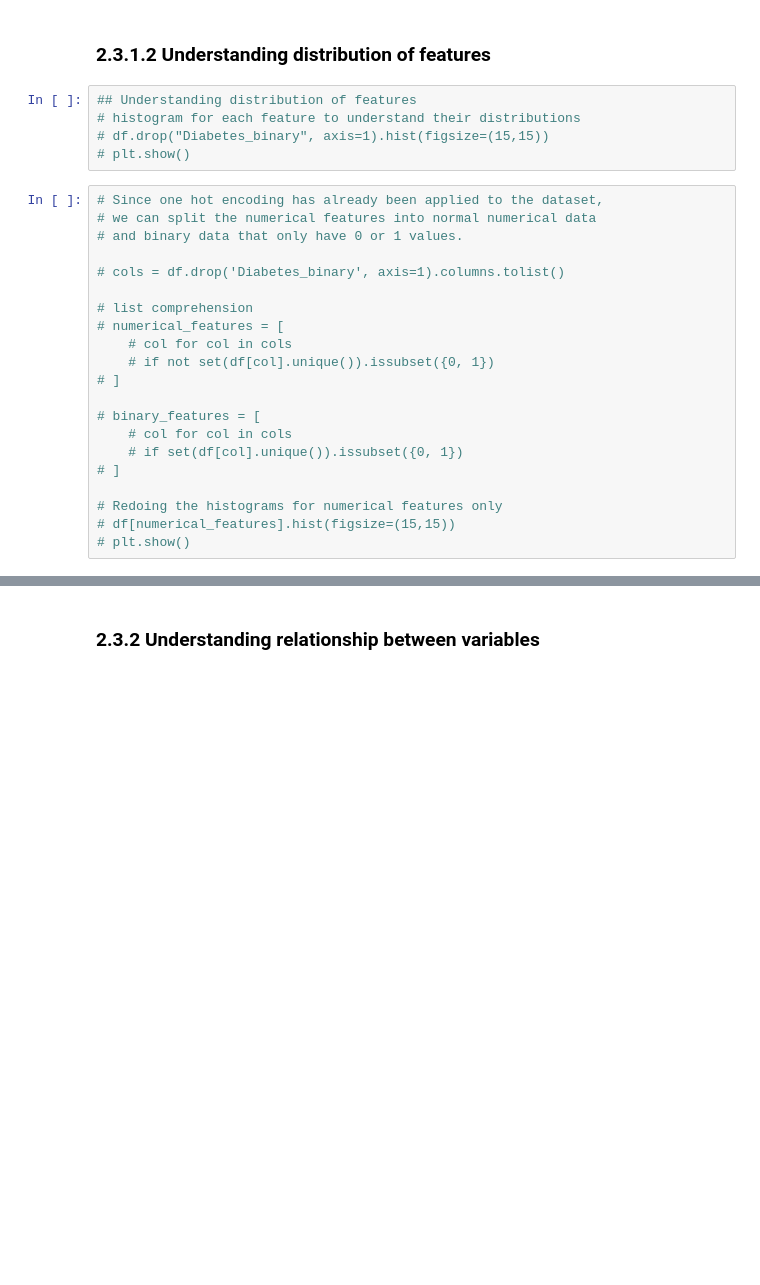
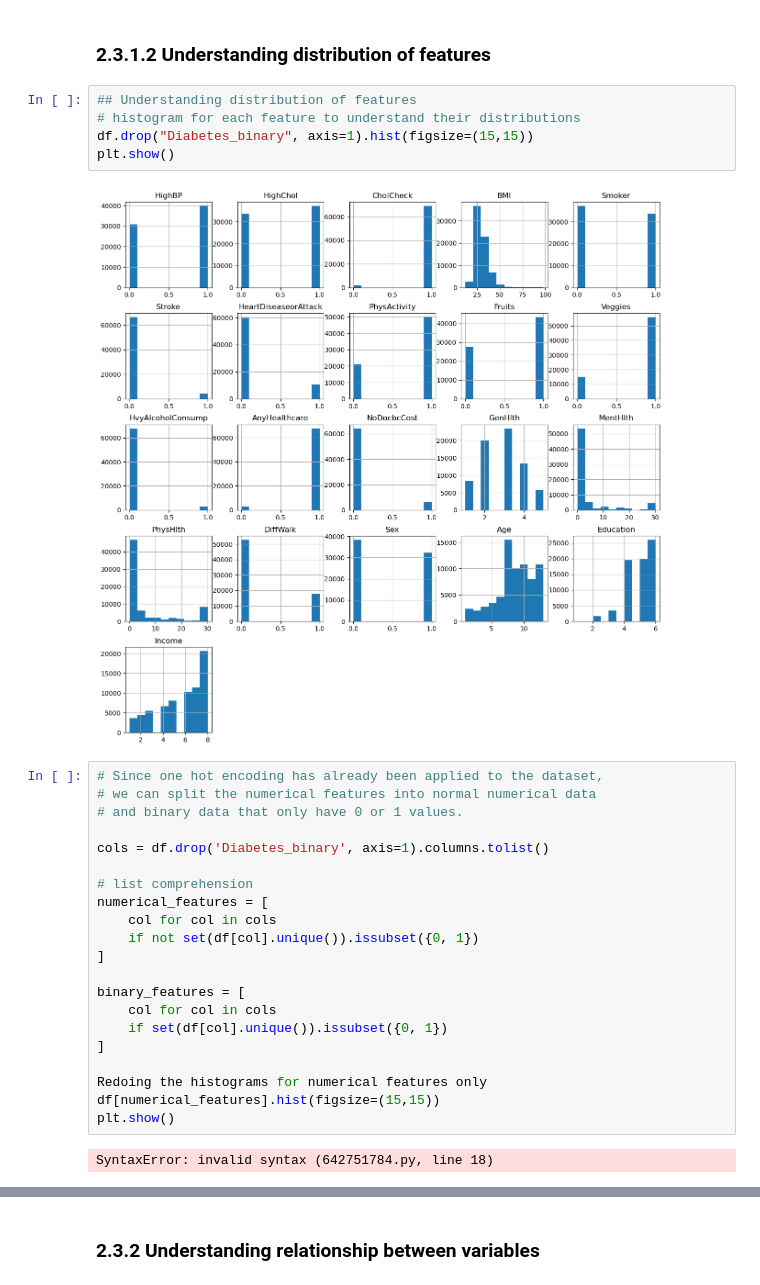
Before and after one commit to Isaac-tan318/MLDP, a Jupyter notebook: MLDP Program Codes Submission Template.ipynb, the cells around one changed output, grey strips where cells are left out. Drawn from its saved outputs; the diff is of its cells as text; blank space fills up the shorter version.

```diff
--- a/MLDP Program Codes Submission Template.ipynb
+++ b/MLDP Program Codes Submission Template.ipynb
@@ -89,28 +149,32 @@ df
 # %%
 ## Understanding distribution of features
 # histogram for each feature to understand their distributions
-# df.drop("Diabetes_binary", axis=1).hist(figsize=(15,15))
-# plt.show()
+df.drop("Diabetes_binary", axis=1).hist(figsize=(15,15))
+plt.show()
+# %% [output]
+[figure, added]
 # %%
 # Since one hot encoding has already been applied to the dataset,
 # we can split the numerical features into normal numerical data
 # and binary data that only have 0 or 1 values.
 
-# cols = df.drop('Diabetes_binary', axis=1).columns.tolist()
+cols = df.drop('Diabetes_binary', axis=1).columns.tolist()
 
 # list comprehension
-# numerical_features = [
-    # col for col in cols
-    # if not set(df[col].unique()).issubset({0, 1})
-# ]
+numerical_features = [
+    col for col in cols
+    if not set(df[col].unique()).issubset({0, 1})
+]
 
-# binary_features = [
-    # col for col in cols
-    # if set(df[col].unique()).issubset({0, 1})
-# ]
+binary_features = [
+    col for col in cols
+    if set(df[col].unique()).issubset({0, 1})
+]
 
-# Redoing the histograms for numerical features only
-# df[numerical_features].hist(figsize=(15,15))
-# plt.show()
+Redoing the histograms for numerical features only
+df[numerical_features].hist(figsize=(15,15))
+plt.show()
+# %% [output]
+SyntaxError: invalid syntax (642751784.py, line 18)
 # %%
 
```
Also changed, not shown: parts of 11 cells of this notebook, 1 other file.
